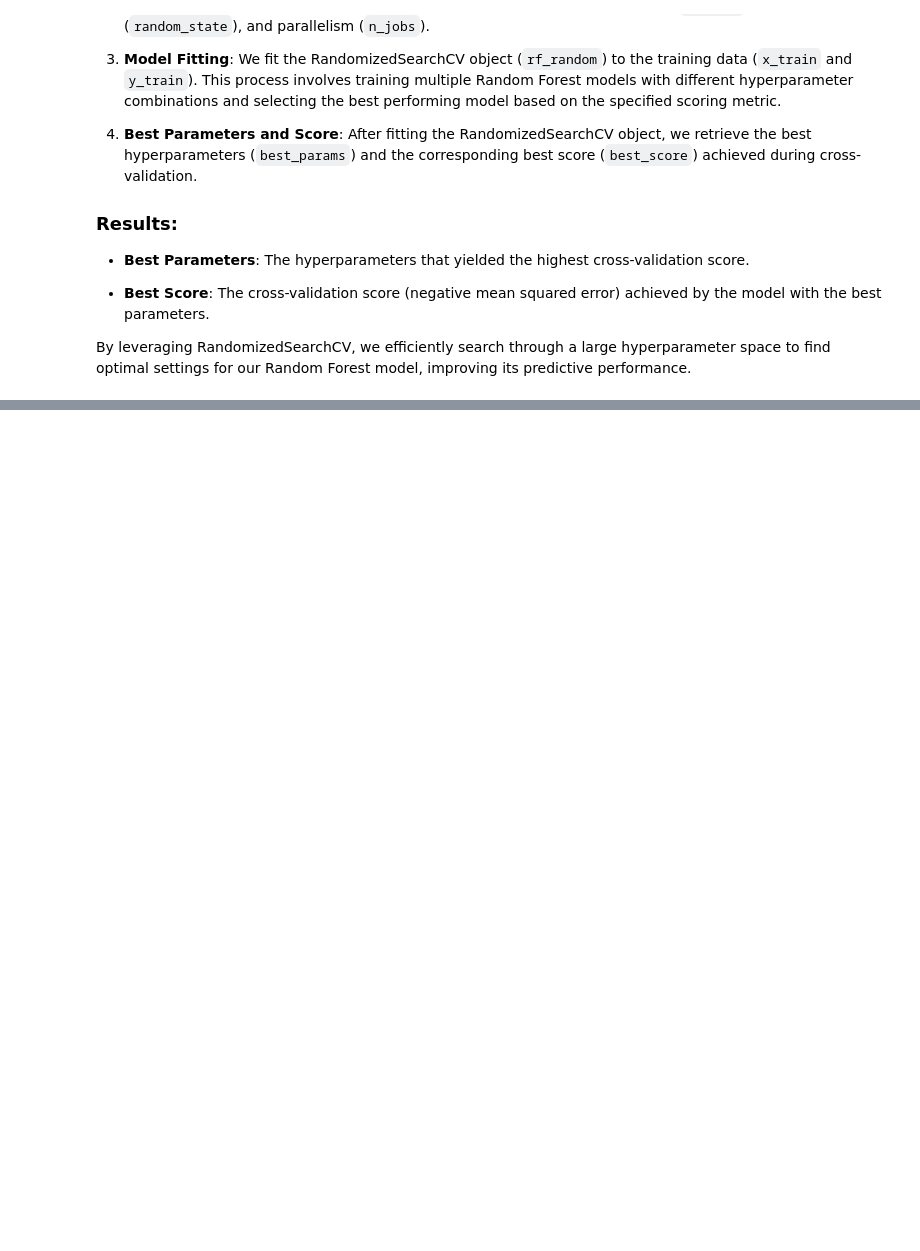
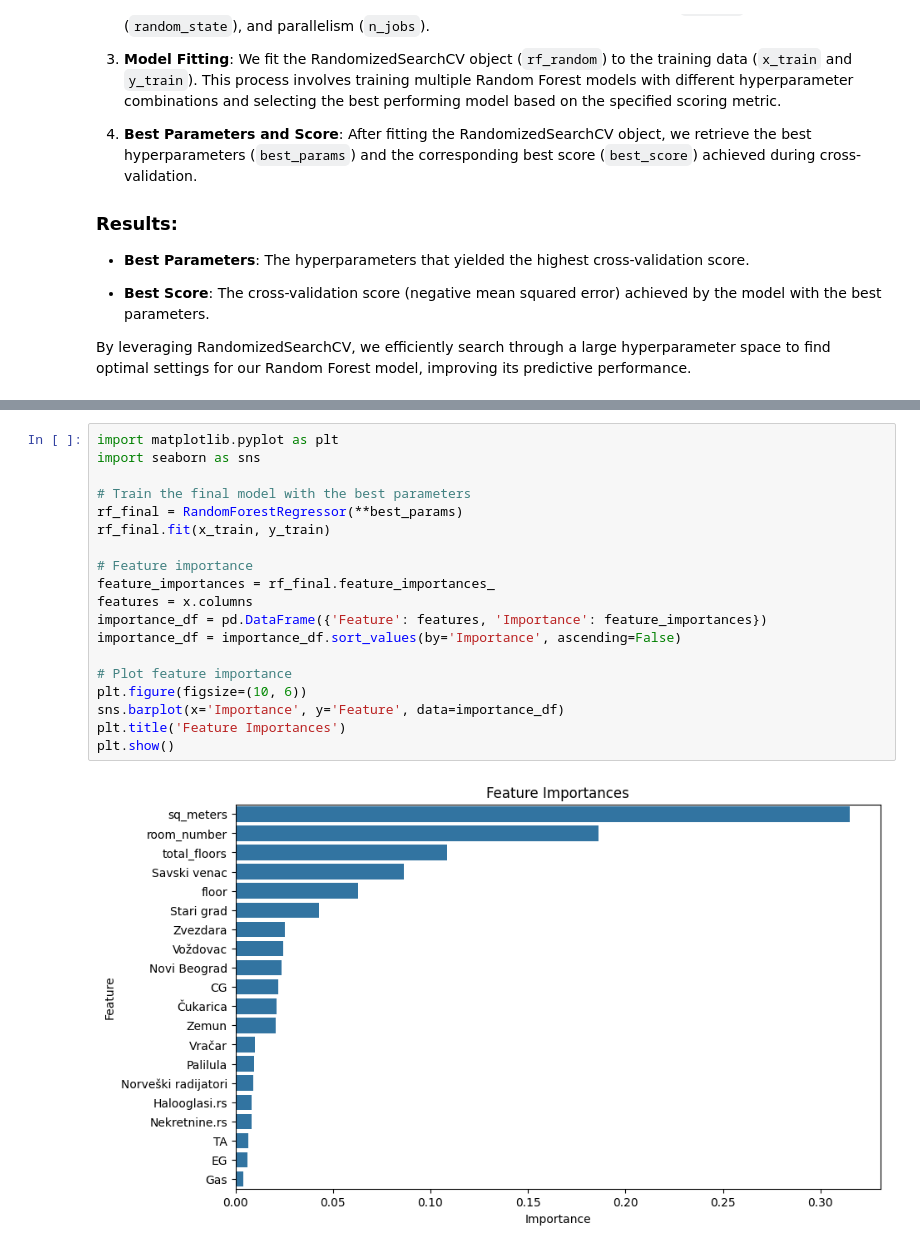
Before and after one commit to dvd998/apartment-data-analysis, a Jupyter notebook: random-forest-regr.ipynb, the cells around one changed output, grey strips where cells are left out. Drawn from its saved outputs; the diff is of its cells as text; blank space fills up the shorter version.

```diff
--- a/random-forest-regr.ipynb
+++ b/random-forest-regr.ipynb
@@ -110,0 +111,21 @@ Best Score (Negative Mean Squared Error): 0.5187281066933535
+# %%
+import matplotlib.pyplot as plt
+import seaborn as sns
+
+# Train the final model with the best parameters
+rf_final = RandomForestRegressor(**best_params)
+rf_final.fit(x_train, y_train)
+
+# Feature importance
+feature_importances = rf_final.feature_importances_
+features = x.columns
+importance_df = pd.DataFrame({'Feature': features, 'Importance': feature_importances})
+importance_df = importance_df.sort_values(by='Importance', ascending=False)
+
+# Plot feature importance
+plt.figure(figsize=(10, 6))
+sns.barplot(x='Importance', y='Feature', data=importance_df)
+plt.title('Feature Importances')
+plt.show()
+# %% [output]
+[figure, added]
```
Also changed, not shown: parts of 3 cells of this notebook, 12 other files.
